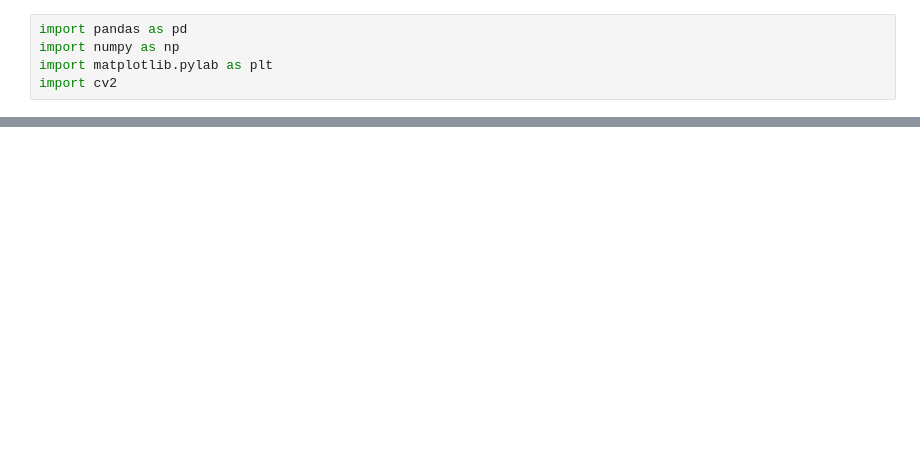
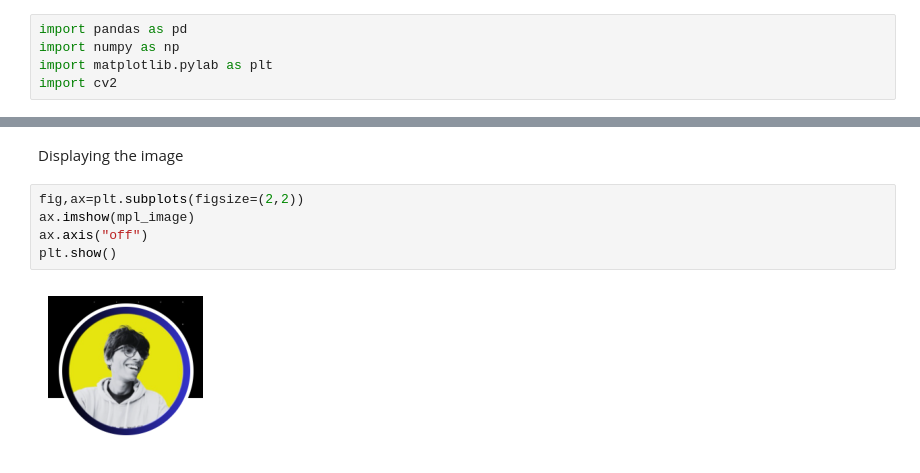
Before and after one commit to Sameershrinath/5th_sem, a Jupyter notebook: PYTHON/Image_processing/OpenCV.ipynb, the cells around one changed output, grey strips where cells are left out. Saved outputs shown, nothing was run; the diff lists cells and outputs as text; blank space fills up the shorter version.

```diff
--- a/PYTHON/Image_processing/OpenCV.ipynb
+++ b/PYTHON/Image_processing/OpenCV.ipynb
@@ -21,0 +30,9 @@ plt.imshow(mpl) # showing the image
+# %% [markdown]
+Displaying the image
+# %%
+fig,ax=plt.subplots(figsize=(2,2))
+ax.imshow(mpl_image)
+ax.axis("off")
+plt.show()
+# %% [output]
+[figure, added]
```
Also changed, not shown: parts of 9 cells of this notebook.
